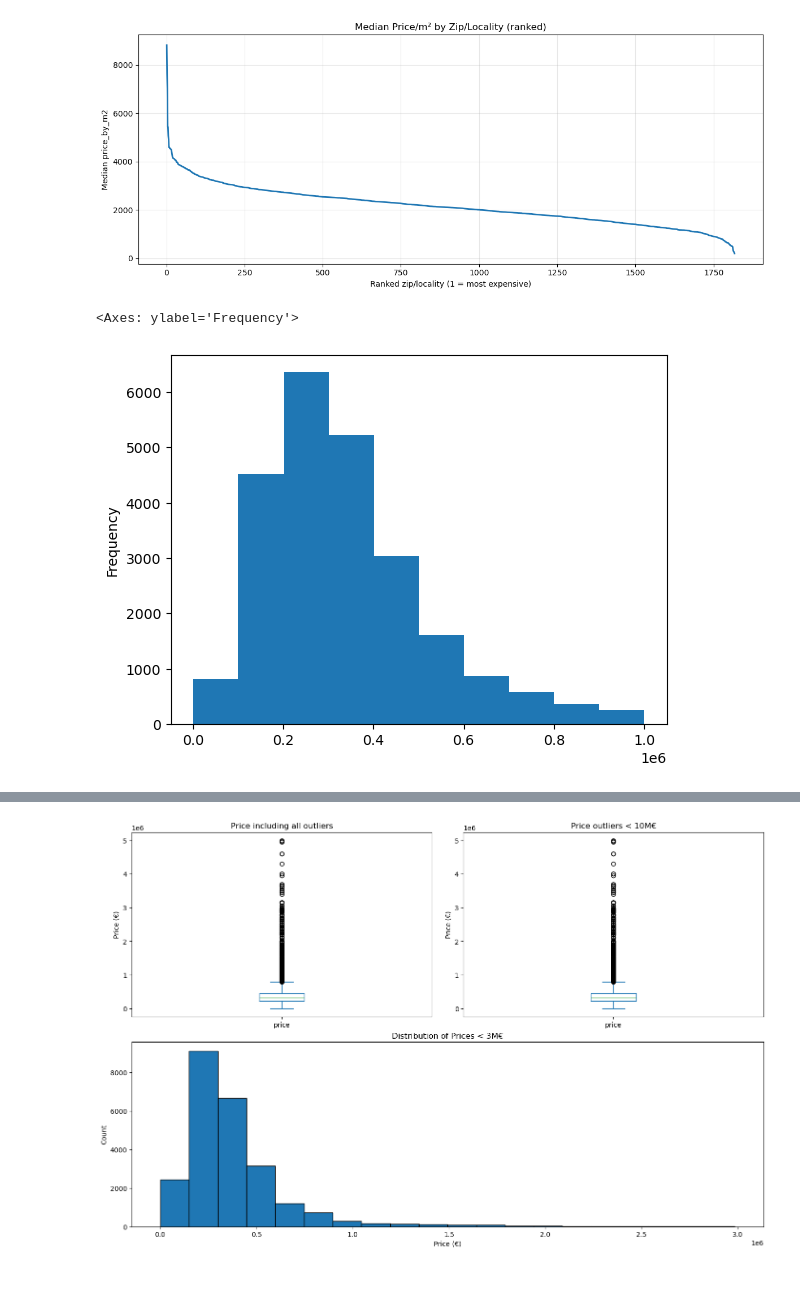
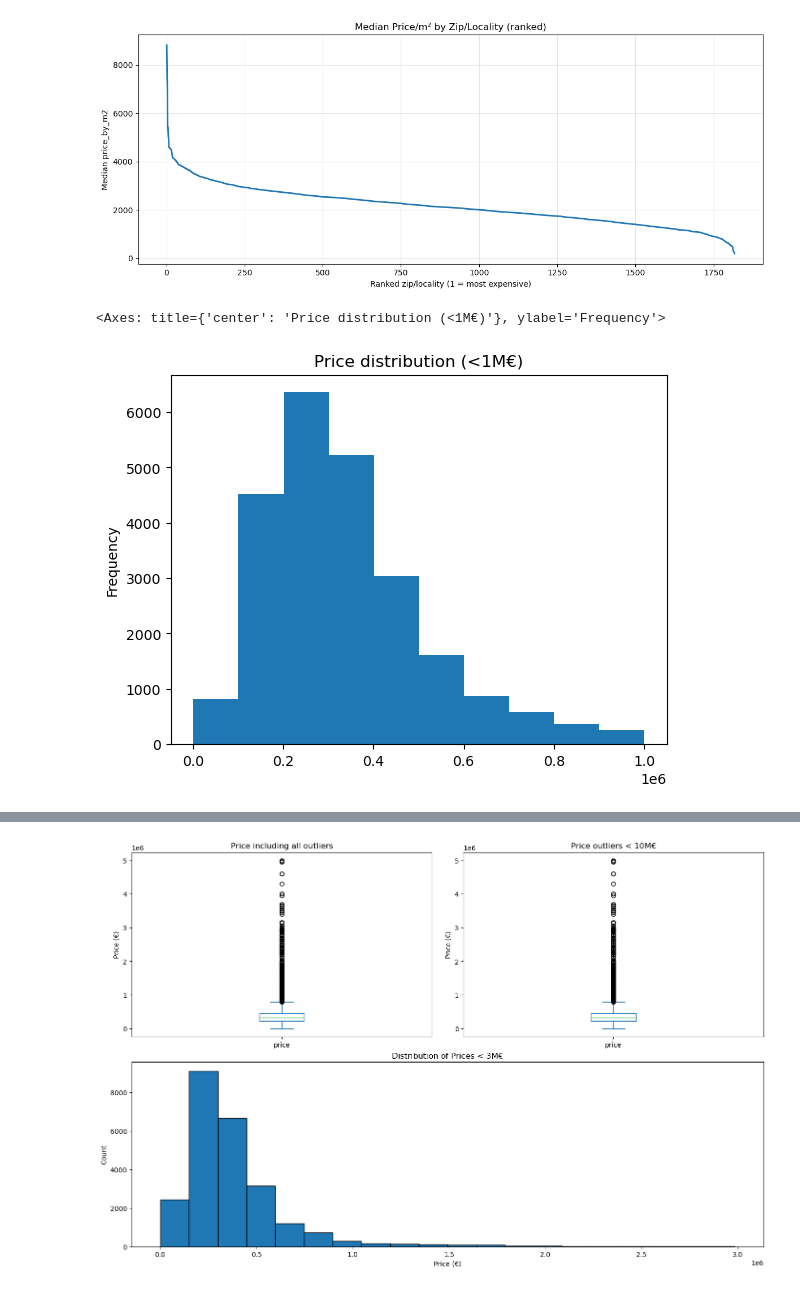
Before and after one commit to JanKazimir/ImmoElizza_team3, a Jupyter notebook: aajan_stuff/Jan_analysis_dataset.ipynb, the cells around one changed output, grey strips where cells are left out. Saved outputs shown, nothing was run; the diff lists cells and outputs as text; code cells hidden in the pictures.

```diff
--- a/aajan_stuff/Jan_analysis_dataset.ipynb
+++ b/aajan_stuff/Jan_analysis_dataset.ipynb
@@ -169,7 +169,7 @@ plt.show()
 # %%
 ## Seeing prices
 # I want to see the spread of prices : the median, the iQR and the outlier
-df[df['price'] < 1_000_000]['price'].plot(kind="hist")
+df[df['price'] < 1_000_000]['price'].plot(kind="hist", title="Price distribution (<1M€)")
 # %% [output]
-<Axes: ylabel='Frequency'>
+<Axes: title={'center': 'Price distribution (<1M€)'}, ylabel='Frequency'>
-[figure, old version]
+[figure, new version]
```
Also changed, not shown: parts of 1 cell of this notebook.
